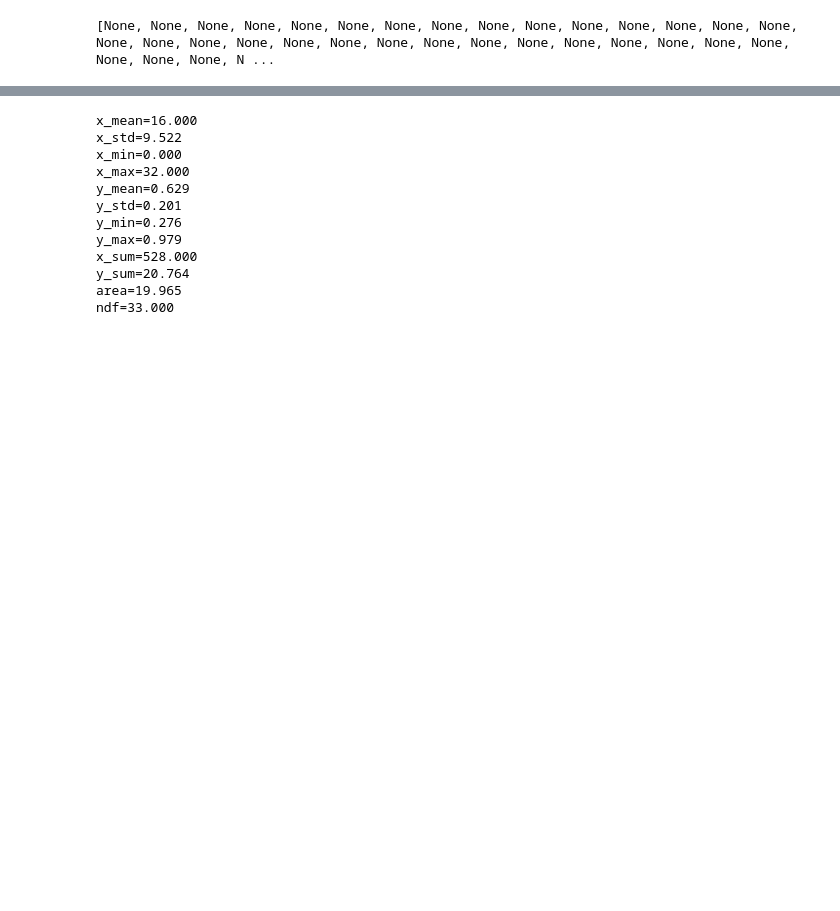
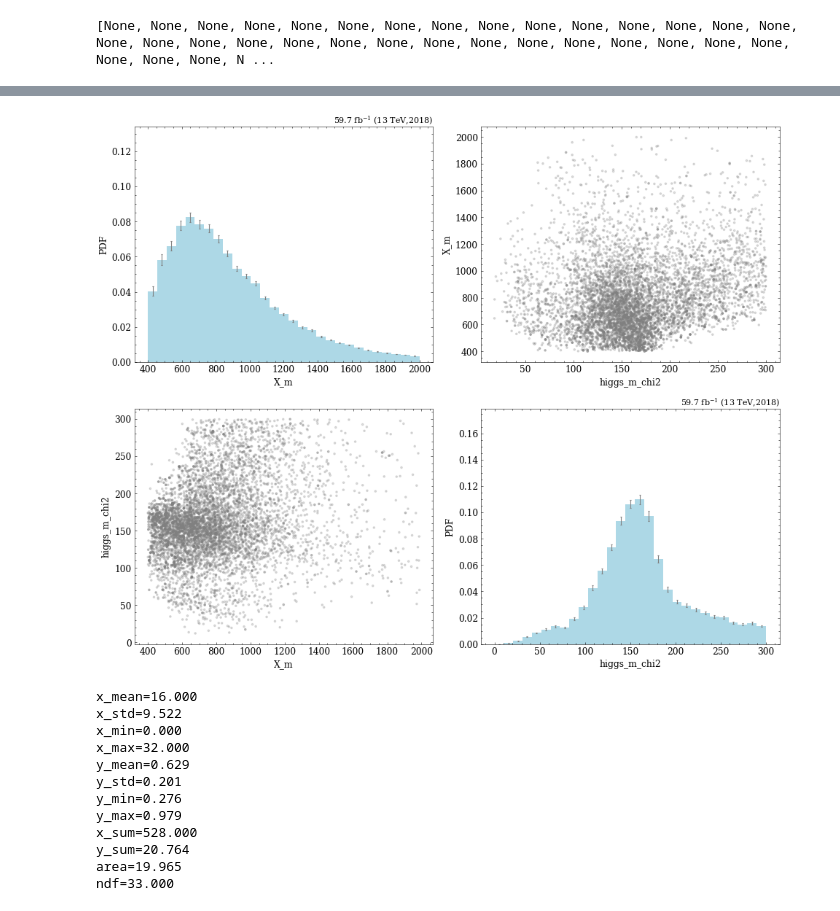
Before and after one commit to ekoenig4/analysis, a Jupyter notebook: jupyter/feynnet/x_yy_4h_8b/feynnet_bkg_model_extsig.ipynb, the cells around one changed output, grey strips where cells are left out. Saved outputs shown, nothing was run; the diff lists cells and outputs as text; code cells hidden in the pictures; blank space fills up the shorter version.

```diff
--- a/jupyter/feynnet/x_yy_4h_8b/feynnet_bkg_model_extsig.ipynb
+++ b/jupyter/feynnet/x_yy_4h_8b/feynnet_bkg_model_extsig.ipynb
@@ -50,3 +73,11 @@ def fully_reconstructed(t):
+# %%
+study.pairplot(
+    bkg,
+    varlist=['X_m',higgs_m_chi2],
+    efficiency=True,
+)
+# %% [output]
+[figure, added]
 # %%
 eightb_signal = signal.apply(EventFilter('all_eightb', filter=lambda t : t.nfound_select==8))
 partial_signal = signal.apply(EventFilter('partial_eightb', filter=lambda t : t.nfound_select< 8))
```
Also changed, not shown: parts of 18 cells of this notebook, 6 other files.
